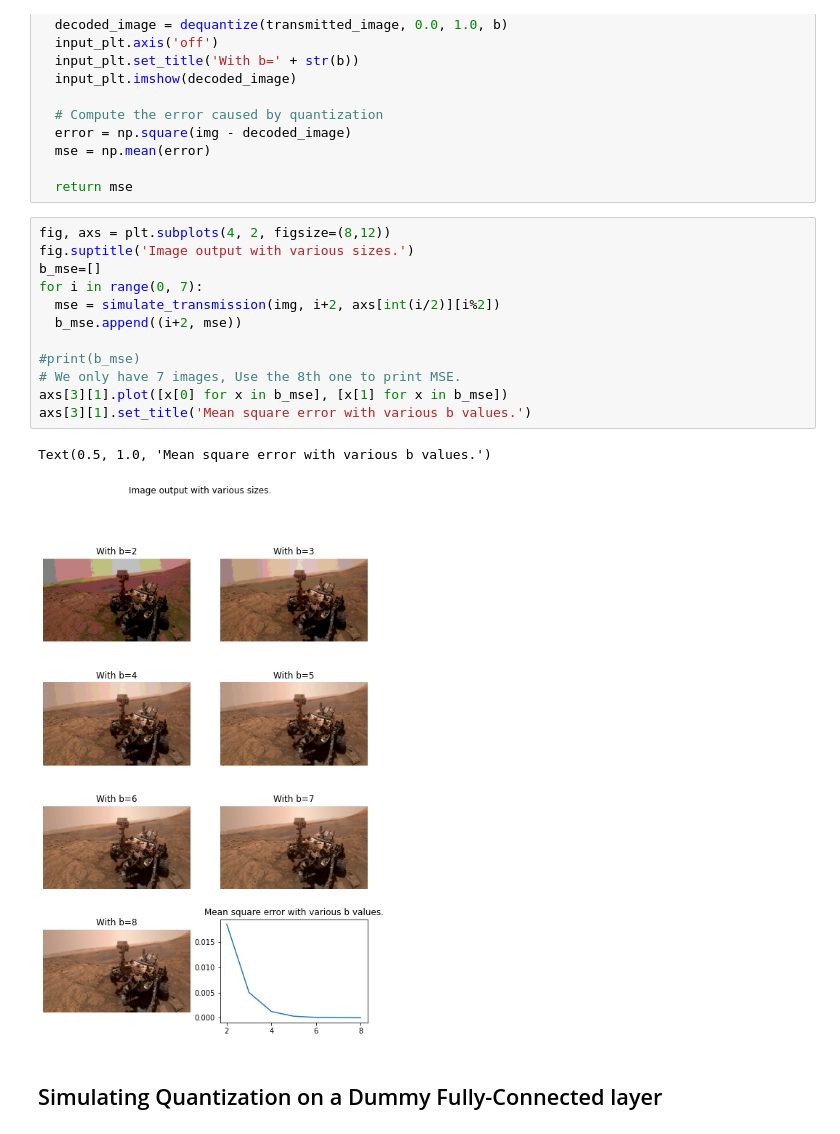
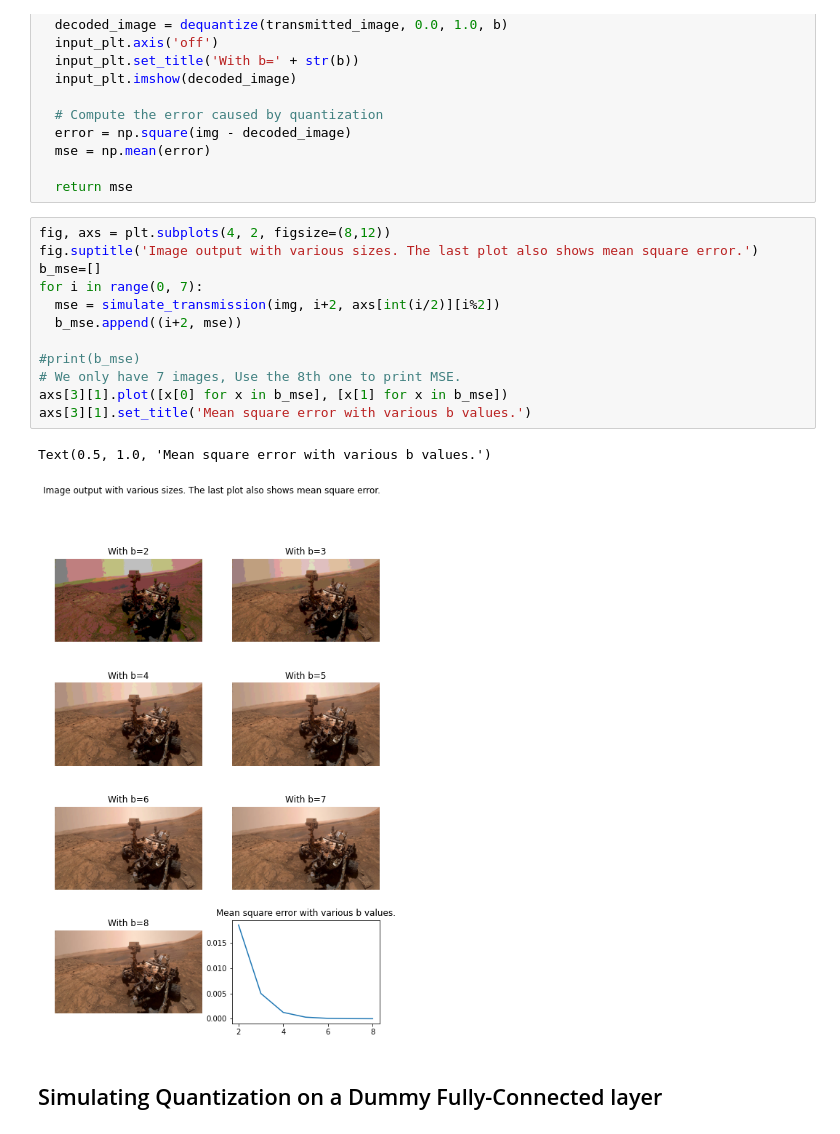
Before and after one commit to vsound1/book, a Jupyter notebook: codelabs/Chapter-02-Compression-Techniques/Data-Quantization.ipynb, the cells around one changed output. Saved outputs shown, nothing was run; the diff lists cells and outputs as text.

Commit message:
add mean square error

```diff
--- a/codelabs/Chapter-02-Compression-Techniques/Data-Quantization.ipynb
+++ b/codelabs/Chapter-02-Compression-Techniques/Data-Quantization.ipynb
@@ -229,19 +229,19 @@ def simulate_transmission(img, b, input_plt):
   return mse
 # %%
 fig, axs = plt.subplots(4, 2, figsize=(8,12))
-fig.suptitle('Image output with various sizes.')
+fig.suptitle('Image output with various sizes. The last plot also shows mean square error.')
 b_mse=[]
 for i in range(0, 7):
   mse = simulate_transmission(img, i+2, axs[int(i/2)][i%2])
   b_mse.append((i+2, mse))
 
 #print(b_mse)
 # We only have 7 images, Use the 8th one to print MSE.
 axs[3][1].plot([x[0] for x in b_mse], [x[1] for x in b_mse])
 axs[3][1].set_title('Mean square error with various b values.')
 # %% [output]
 Text(0.5, 1.0, 'Mean square error with various b values.')
-[figure, old version]
+[figure, new version]
 # %% [markdown]
 ## Simulating Quantization on a Dummy Fully-Connected layer
 # %%
```
